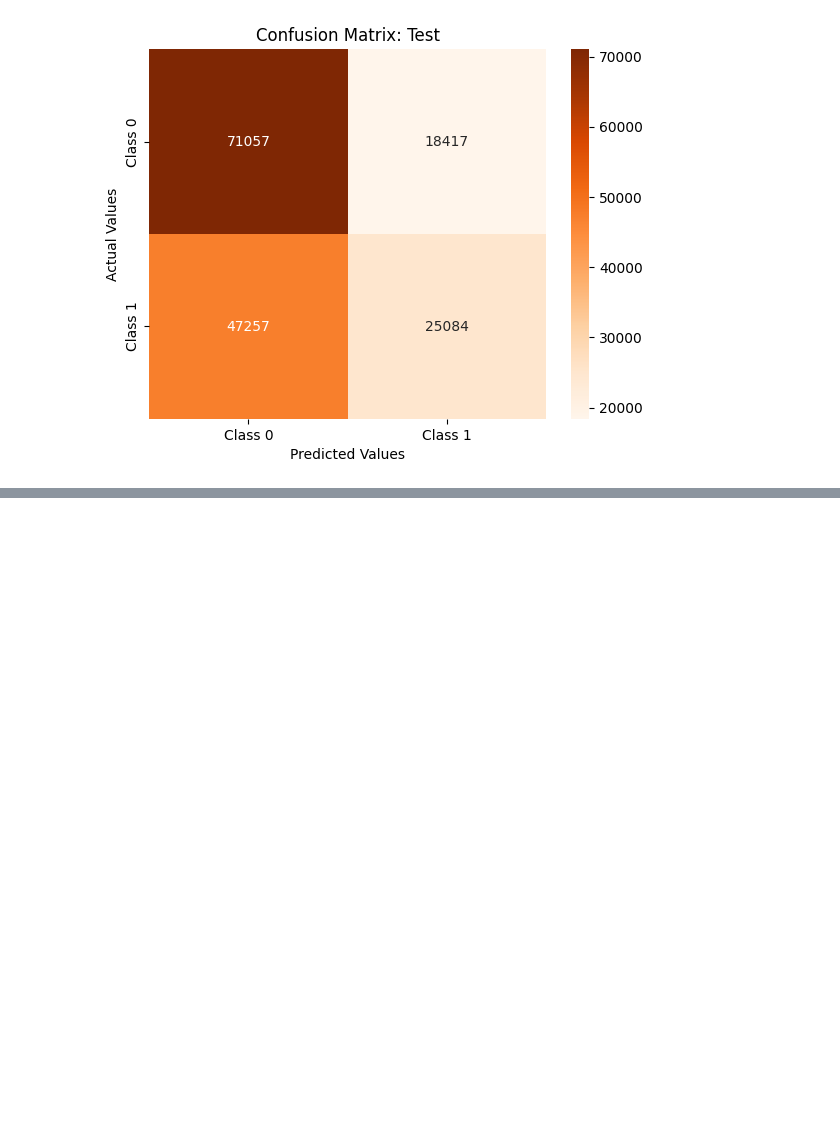
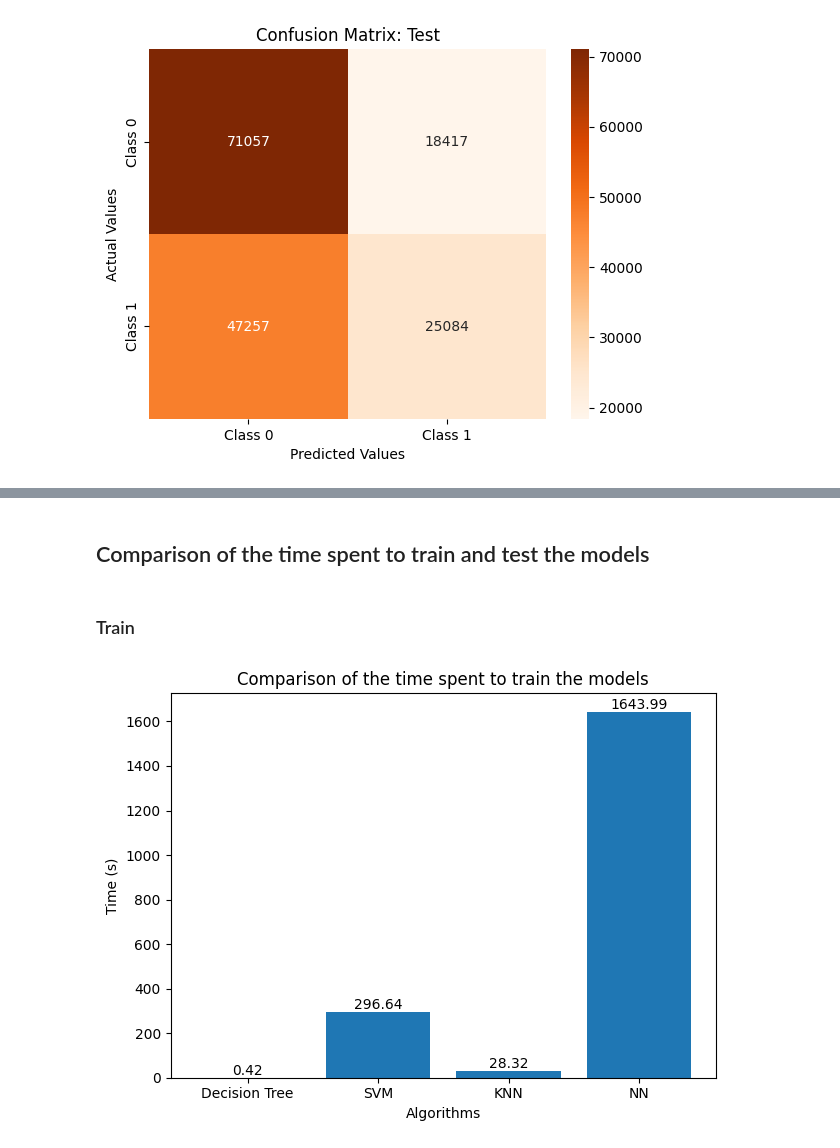
Before and after one commit to ICWeiner/FEUP-IART, a Jupyter notebook: Proj2/IA_T10_G27_Assignment2.ipynb, the cells around one changed output, grey strips where cells are left out. Cells and saved outputs as stored; diff of their text form; code cells hidden in the pictures; blank space fills up the shorter version.

```diff
--- a/Proj2/IA_T10_G27_Assignment2.ipynb
+++ b/Proj2/IA_T10_G27_Assignment2.ipynb
@@ -469,0 +508,27 @@ plt.show()
+# %% [markdown]
+## Comparison of the time spent to train and test the models
+# %% [markdown]
+### Train
+# %%
+train_times = [0.42, 296.64, 28.32, 1643.99]
+
+labels = ['Decision Tree', 'SVM', 'KNN', 'NN']
+
+x = np.arange(len(labels))
+
+plt.bar(x, train_times, label='Train')
+
+plt.xlabel('Algorithms')
+plt.ylabel('Time (s)')
+plt.title('Comparison of the time spent to train the models')
+
+plt.xticks(x, labels)
+
+for i, v in enumerate(train_times):
+    plt.text(i, v, str(v), ha='center', va='bottom')
+
+plt.tight_layout()
+
+plt.show()
+# %% [output]
+[figure, added]
```
Also changed, not shown: parts of 20 cells of this notebook.
